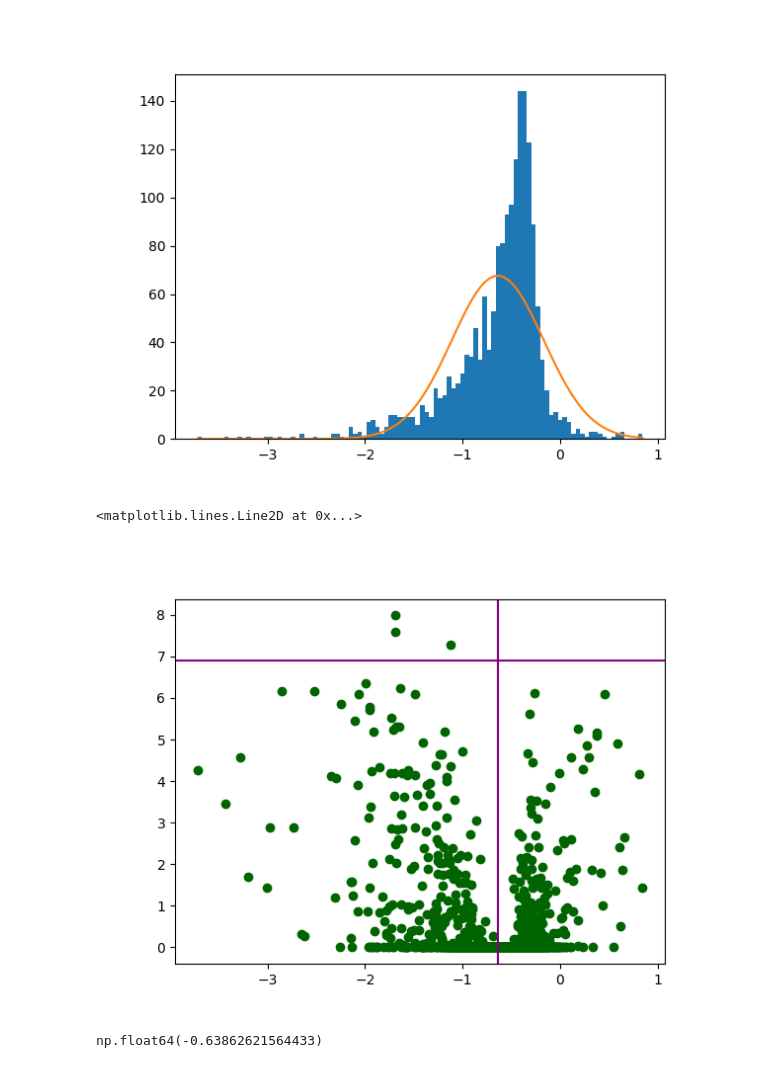
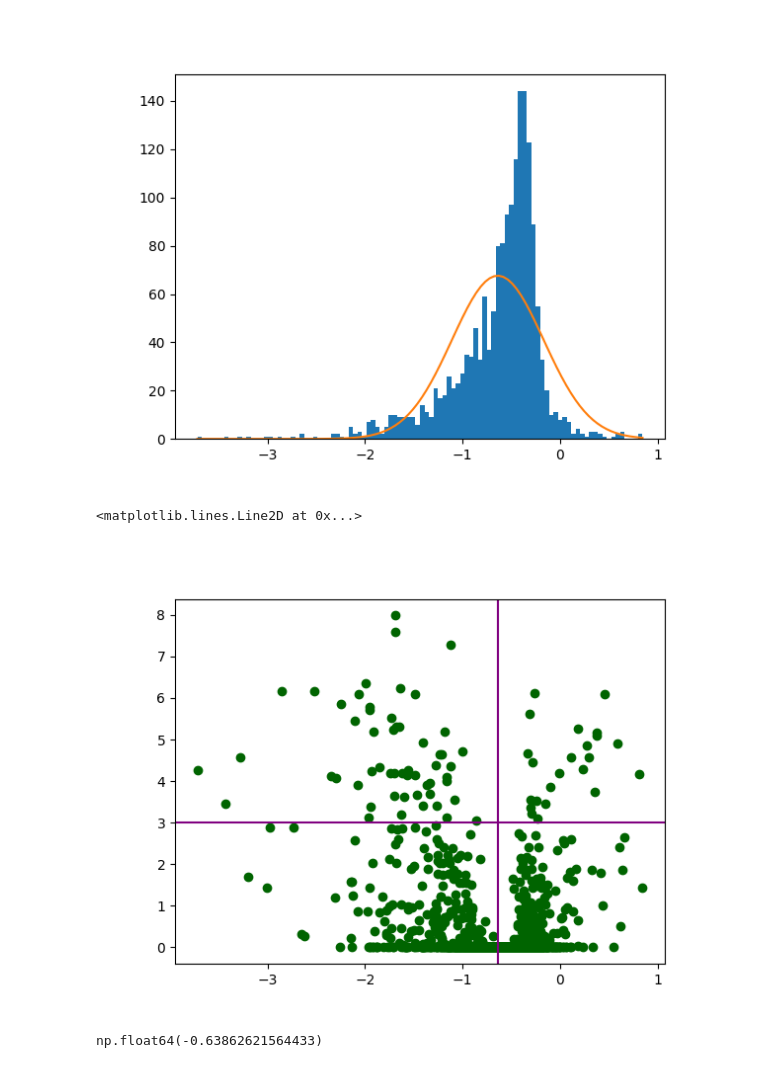
Before and after one commit to elisaafonso/tp-proteomics, a Jupyter notebook: TP1_Proteomic.ipynb, the cells around one changed output. Drawn from its saved outputs; the diff is of its cells as text; code cells hidden in the pictures.

```diff
--- a/TP1_Proteomic.ipynb
+++ b/TP1_Proteomic.ipynb
@@ -360,13 +360,12 @@ ax.plot(x, norm.pdf(x, mu, sigma)*scale) # compute theoritical PDF and draw it
 # %%
 #scatter plot -- volcano plot
 fig, ax = plt.subplots()
 scatter = ax.scatter(df.iloc[:,4], df.iloc[:,6], color = "darkgreen")
-ax.axhline(y=-np.log(0.001), color='purple', linestyle='-')
+ax.axhline(y=-np.log10(0.001), color='purple', linestyle='-')
 ax.axvline(x=mu, color='purple', linestyle='-')
-#fig.legend(title = "Volcano plot - $Log_{10}({{p-value}}) = f(Log_2({abundance_{ratio}}))$")
 # %% [output]
 <matplotlib.lines.Line2D at 0x...>
-[figure, old version]
+[figure, new version]
 # %%
 mu
 # %% [output]
```
Also changed, not shown: parts of 10 cells of this notebook, 2 other files.
